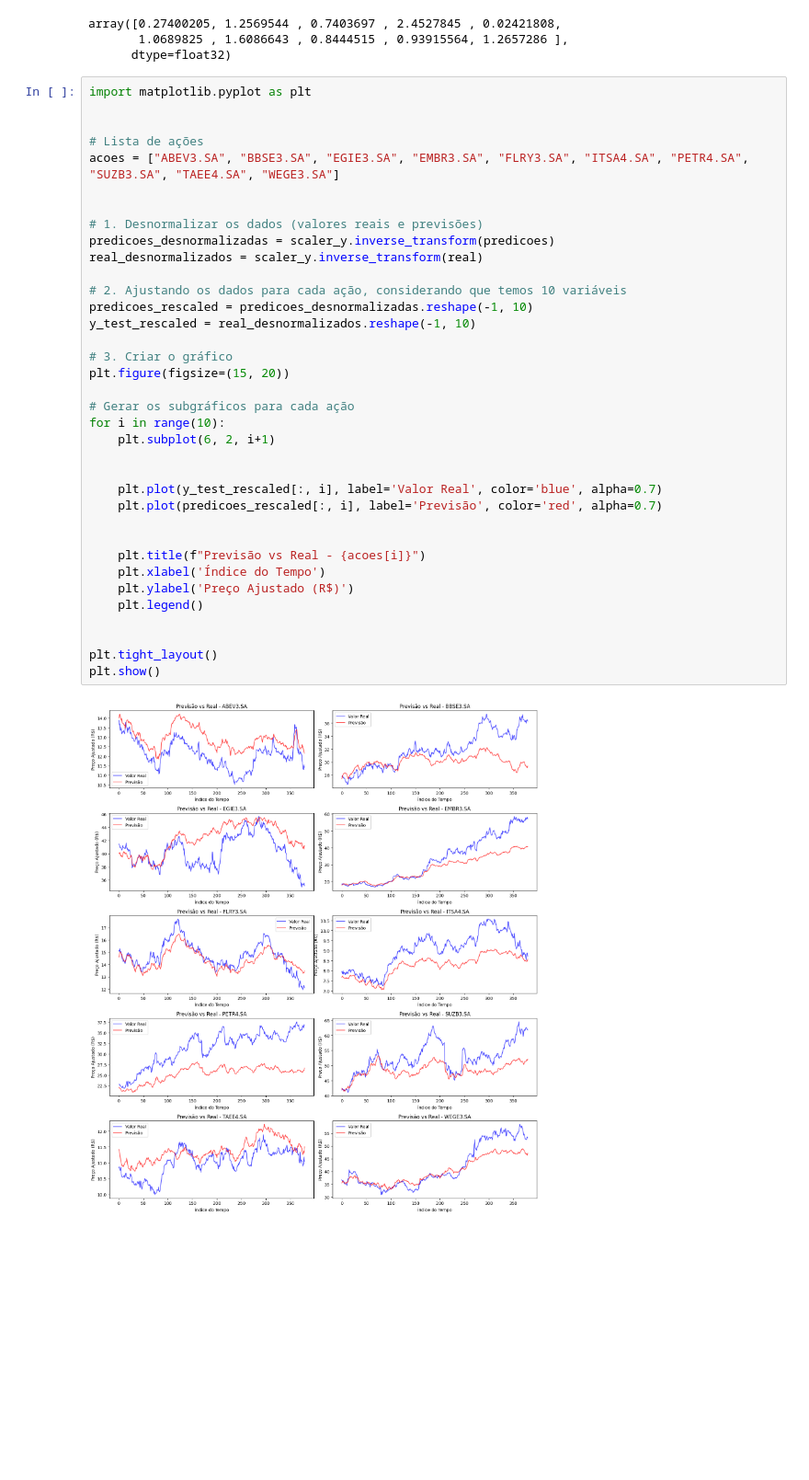
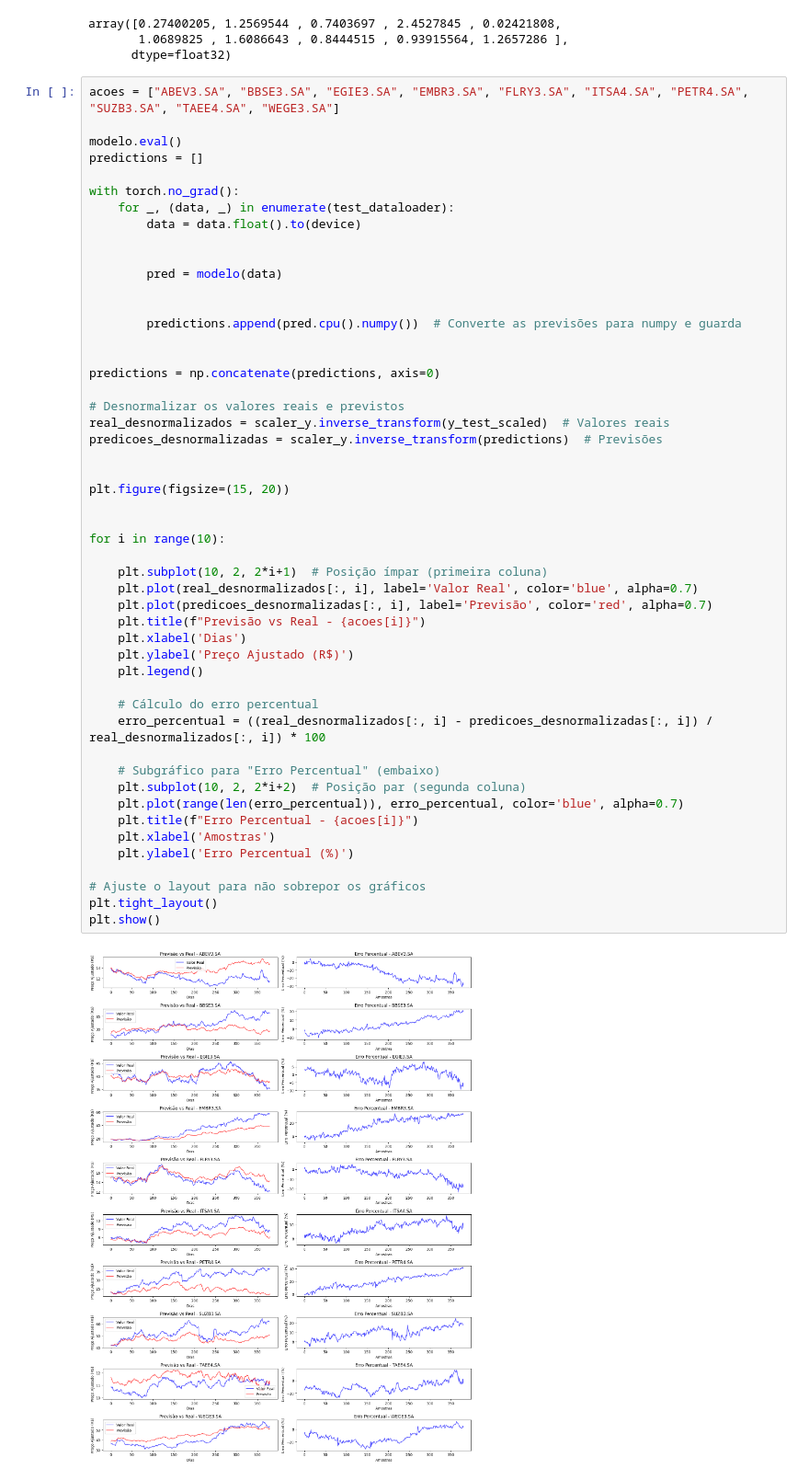
Before and after one commit to gabriels3t/Uso-de-RNN-para-prever-acoes, a Jupyter notebook: RNN_predict.ipynb, the cells around one changed output. Shown at 92% size. Drawn from its saved outputs; the diff is of its cells as text; blank space fills up the shorter version.

```diff
--- a/RNN_predict.ipynb
+++ b/RNN_predict.ipynb
@@ -234,40 +234,54 @@ array([0.27400205, 1.2569544 , 0.7403697 , 2.4527845 , 0.02421808,
        1.0689825 , 1.6086643 , 0.8444515 , 0.93915564, 1.2657286 ],
       dtype=float32)
 # %%
-import matplotlib.pyplot as plt
+acoes = ["ABEV3.SA", "BBSE3.SA", "EGIE3.SA", "EMBR3.SA", "FLRY3.SA", "ITSA4.SA", "PETR4.SA", "SUZB3.SA", "TAEE4.SA", "WEGE3.SA"]
+
+modelo.eval()
+predictions = []
+
+with torch.no_grad():
+    for _, (data, _) in enumerate(test_dataloader):
+        data = data.float().to(device)
 
 
-# Lista de ações
-acoes = ["ABEV3.SA", "BBSE3.SA", "EGIE3.SA", "EMBR3.SA", "FLRY3.SA", "ITSA4.SA", "PETR4.SA", "SUZB3.SA", "TAEE4.SA", "WEGE3.SA"]
+        pred = modelo(data)
 
 
-# 1. Desnormalizar os dados (valores reais e previsões)
-predicoes_desnormalizadas = scaler_y.inverse_transform(predicoes)
-real_desnormalizados = scaler_y.inverse_transform(real)
+        predictions.append(pred.cpu().numpy())  # Converte as previsões para numpy e guarda
 
-# 2. Ajustando os dados para cada ação, considerando que temos 10 variáveis
-predicoes_rescaled = predicoes_desnormalizadas.reshape(-1, 10)
-y_test_rescaled = real_desnormalizados.reshape(-1, 10)
 
-# 3. Criar o gráfico
+predictions = np.concatenate(predictions, axis=0)
+
+# Desnormalizar os valores reais e previstos
+real_desnormalizados = scaler_y.inverse_transform(y_test_scaled)  # Valores reais
+predicoes_desnormalizadas = scaler_y.inverse_transform(predictions)  # Previsões
+
+
 plt.figure(figsize=(15, 20))
 
-# Gerar os subgráficos para cada ação
+
 for i in range(10):
-    plt.subplot(6, 2, i+1)
 
-
-    plt.plot(y_test_rescaled[:, i], label='Valor Real', color='blue', alpha=0.7)
-    plt.plot(predicoes_rescaled[:, i], label='Previsão', color='red', alpha=0.7)
-
-
+    plt.subplot(10, 2, 2*i+1)  # Posição ímpar (primeira coluna)
+    plt.plot(real_desnormalizados[:, i], label='Valor Real', color='blue', alpha=0.7)
+    plt.plot(predicoes_desnormalizadas[:, i], label='Previsão', color='red', alpha=0.7)
     plt.title(f"Previsão vs Real - {acoes[i]}")
-    plt.xlabel('Índice do Tempo')
+    plt.xlabel('Dias')
     plt.ylabel('Preço Ajustado (R$)')
     plt.legend()
 
+    # Cálculo do erro percentual
+    erro_percentual = ((real_desnormalizados[:, i] - predicoes_desnormalizadas[:, i]) / real_desnormalizados[:, i]) * 100
 
+    # Subgráfico para "Erro Percentual" (embaixo)
+    plt.subplot(10, 2, 2*i+2)  # Posição par (segunda coluna)
+    plt.plot(range(len(erro_percentual)), erro_percentual, color='blue', alpha=0.7)
+    plt.title(f"Erro Percentual - {acoes[i]}")
+    plt.xlabel('Amostras')
+    plt.ylabel('Erro Percentual (%)')
+
+# Ajuste o layout para não sobrepor os gráficos
 plt.tight_layout()
 plt.show()
 # %% [output]
-[figure, old version]
+[figure, new version]
```
Also changed, not shown: parts of 3 cells of this notebook, 1 other file.
